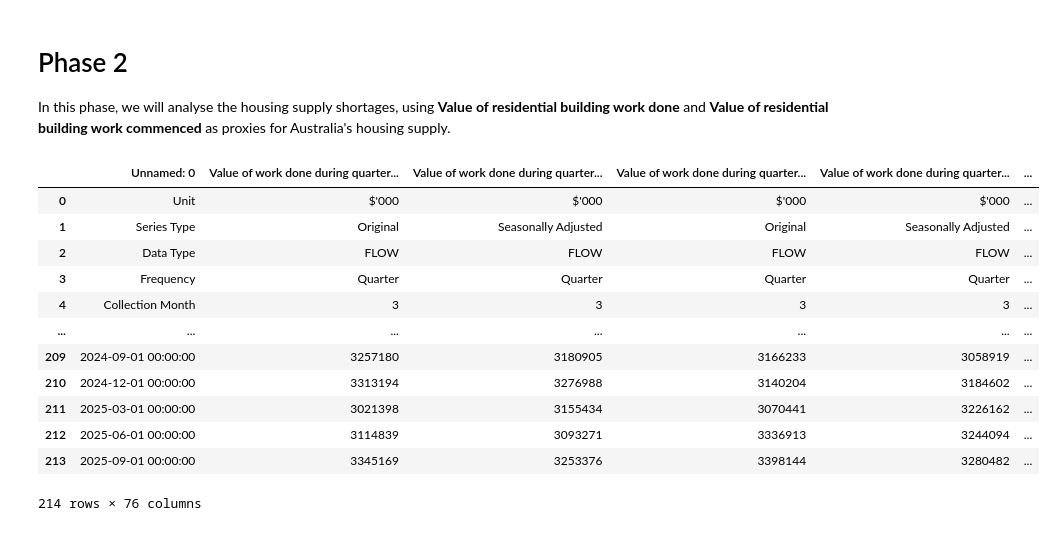
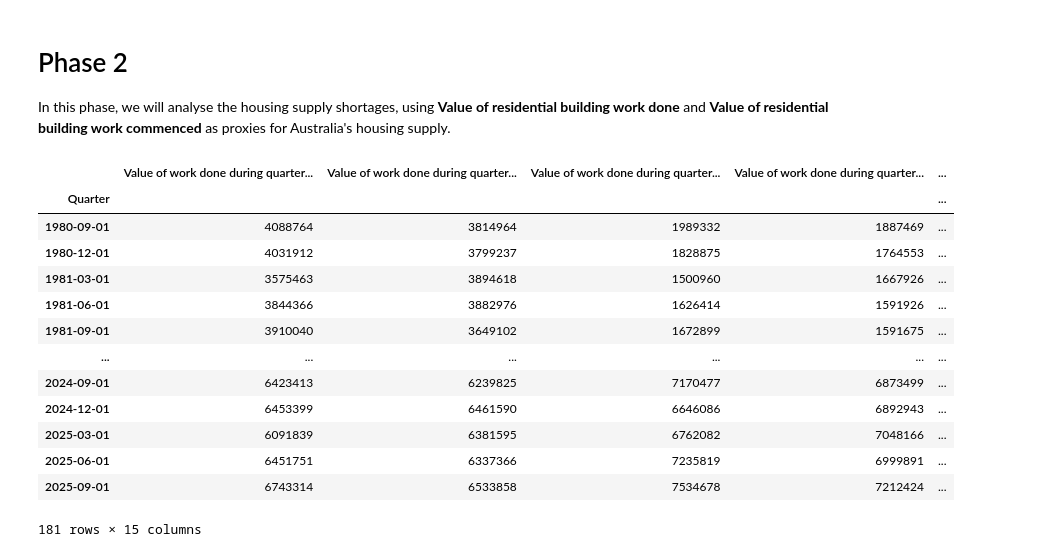
Before and after one commit to aydinkhan2005/Investigating-Factors-Affecting-Housing-in-Australia, a Jupyter notebook: notebooks/EDA_A.ipynb, the cells around one changed output. Cells and saved outputs as stored; diff of their text form; code cells hidden in the pictures.

```diff
--- a/notebooks/EDA_A.ipynb
+++ b/notebooks/EDA_A.ipynb
@@ -156,20 +165,24 @@ R-squared value: 0.09732481855065722
 # Phase 2
 In this phase, we will analyse the housing supply shortages, using **Value of residential building work done** and **Value of residential building work commenced** as proxies for Australia's housing supply.
 # %%
-work_done = pd.read_excel('../data/value_of_residential_building_work_done.xlsx', sheet_name=1)
-work_commenced = pd.read_excel('../data/value_of_residential_building_work_commenced.xlsx', sheet_name=1)
-work_done
+og_work_done = pd.read_csv('../data/work_done.csv')
+work_commenced = pd.read_csv('../data/work_commenced.csv')
+# initialise the index to the time column for time series analysis
+og_work_done.index = pd.to_datetime(og_work_done.pop('Quarter'))
+work_commenced.index = pd.to_datetime(work_commenced.pop('Quarter'))
+og_work_done
 # %% [output]
-|  | Unnamed: 0 | Value of work done during quarter... | Value of work done during quarter... | Value of work done during quarter... | Value of work done during quarter... | ... |
-| 0 | Unit | $'000 | $'000 | $'000 | $'000 | ... |
-| 1 | Series Type | Original | Seasonally Adjusted | Original | Seasonally Adjusted | ... |
-| 2 | Data Type | FLOW | FLOW | FLOW | FLOW | ... |
-| 3 | Frequency | Quarter | Quarter | Quarter | Quarter | ... |
-| 4 | Collection Month | 3 | 3 | 3 | 3 | ... |
-| ... | ... | ... | ... | ... | ... | ... |
-| 209 | 2024-09-01 00:00:00 | 3257180 | 3180905 | 3166233 | 3058919 | ... |
-| 210 | 2024-12-01 00:00:00 | 3313194 | 3276988 | 3140204 | 3184602 | ... |
-| 211 | 2025-03-01 00:00:00 | 3021398 | 3155434 | 3070441 | 3226162 | ... |
-| 212 | 2025-06-01 00:00:00 | 3114839 | 3093271 | 3336913 | 3244094 | ... |
-| 213 | 2025-09-01 00:00:00 | 3345169 | 3253376 | 3398144 | 3280482 | ... |
+|  | Value of work done during quarter... | Value of work done during quarter... | Value of work done during quarter... | Value of work done during quarter... | ... |
+| Quarter |  |  |  |  | ... |
+| 1980-09-01 | 4088764 | 3814964 | 1989332 | 1887469 | ... |
+| 1980-12-01 | 4031912 | 3799237 | 1828875 | 1764553 | ... |
+| 1981-03-01 | 3575463 | 3894618 | 1500960 | 1667926 | ... |
+| 1981-06-01 | 3844366 | 3882976 | 1626414 | 1591926 | ... |
+| 1981-09-01 | 3910040 | 3649102 | 1672899 | 1591675 | ... |
+| ... | ... | ... | ... | ... | ... |
+| 2024-09-01 | 6423413 | 6239825 | 7170477 | 6873499 | ... |
+| 2024-12-01 | 6453399 | 6461590 | 6646086 | 6892943 | ... |
+| 2025-03-01 | 6091839 | 6381595 | 6762082 | 7048166 | ... |
+| 2025-06-01 | 6451751 | 6337366 | 7235819 | 6999891 | ... |
+| 2025-09-01 | 6743314 | 6533858 | 7534678 | 7212424 | ... |
-214 rows × 76 columns
+181 rows × 15 columns
```
Also changed, not shown: parts of 12 cells of this notebook, 2 other files.
